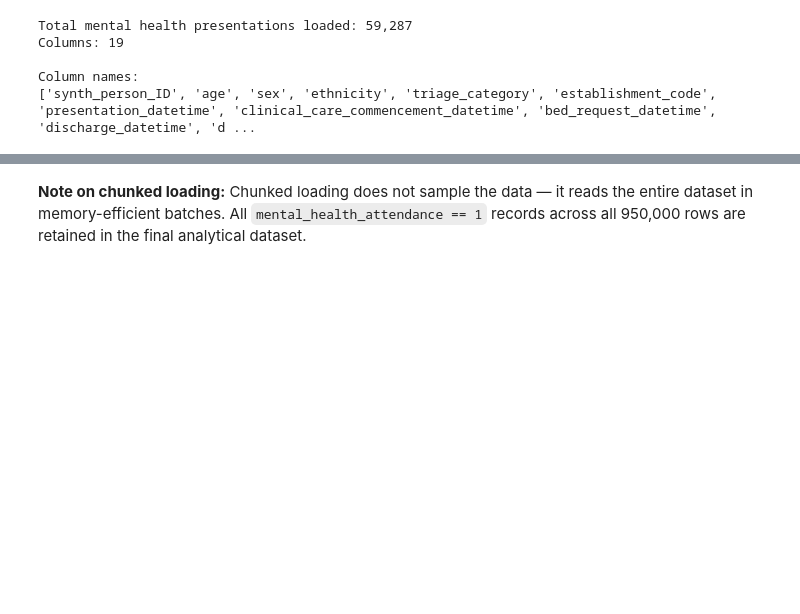
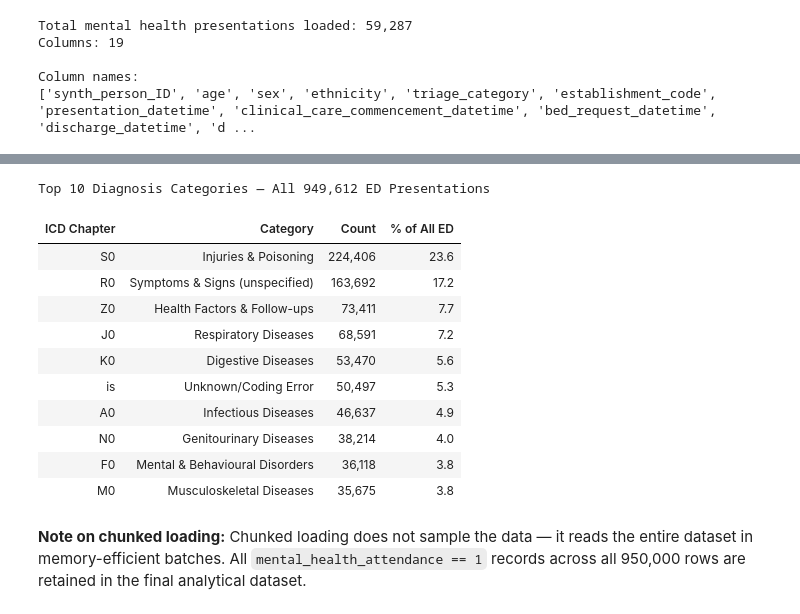
Before and after one commit to aleksschick-hash/TAFE-Data-Wrangling-Final-Project, a Jupyter notebook: 02_wa_eddc.ipynb, the cells around one changed output, grey strips where cells are left out. Saved outputs shown, nothing was run; the diff lists cells and outputs as text; code cells hidden in the pictures; blank space fills up the shorter version.

```diff
--- a/02_wa_eddc.ipynb
+++ b/02_wa_eddc.ipynb
@@ -140,0 +179,12 @@ Column names:
+# %%
+# What are the main diagnosis chapters across ALL presentations?
+all_chapters = []
+
+for chunk in pd.read_csv(filepath, chunksize=50000):
+    all_chapters.append(chunk['primary_diagnosis_ICD10AM_chapter'].value_counts())
+
+total_chapters = pd.concat(all_chapters).groupby(level=0).sum().sort_values(ascending=False)
+total_pct = (total_chapters / total_chapters.sum() * 100).round(1)
+
+for chapter, pct in zip(total_chapters.index[:10], total_pct.values[:10]):
+    print(f"{chapter}: {total_chapters[chapter]:,} ({pct}%)")
@@ -141,3 +202,46 @@ Column names:
+# %%
+# ICD-10 chapter decoder
+icd_map = {
+    'S0': 'Injuries & Poisoning',
+    'R0': 'Symptoms & Signs (unspecified)',
+    'Z0': 'Health Factors & Follow-ups',
+    'J0': 'Respiratory Diseases',
+    'K0': 'Digestive Diseases',
+    'A0': 'Infectious Diseases',
+    'N0': 'Genitourinary Diseases',
+    'F0': 'Mental & Behavioural Disorders',
+    'M0': 'Musculoskeletal Diseases',
+    'I0': 'Circulatory Diseases',
+    'is': 'Unknown/Coding Error'
+}
+
+summary = pd.DataFrame({
+    'ICD Chapter': total_chapters.index[:10],
+    'Category': [icd_map.get(c, 'Other') for c in total_chapters.index[:10]],
+    'Count': total_chapters.values[:10],
+    '% of All ED': total_pct.values[:10]
+})
+
+display_with_header(
+    style_table(summary).hide(axis='index').format({
+        'Count': '{:,.0f}',
+        '% of All ED': '{:.1f}'
+    }),
+    "Top 10 Diagnosis Categories — All 949,612 ED Presentations"
+)
+# %% [output]
+Top 10 Diagnosis Categories — All 949,612 ED Presentations
+| ICD Chapter | Category | Count | % of All ED |
+| S0 | Injuries & Poisoning | 224,406 | 23.6 |
+| R0 | Symptoms & Signs (unspecified) | 163,692 | 17.2 |
+| Z0 | Health Factors & Follow-ups | 73,411 | 7.7 |
+| J0 | Respiratory Diseases | 68,591 | 7.2 |
+| K0 | Digestive Diseases | 53,470 | 5.6 |
+| is | Unknown/Coding Error | 50,497 | 5.3 |
+| A0 | Infectious Diseases | 46,637 | 4.9 |
+| N0 | Genitourinary Diseases | 38,214 | 4.0 |
+| F0 | Mental & Behavioural Disorders | 36,118 | 3.8 |
+| M0 | Musculoskeletal Diseases | 35,675 | 3.8 |
 # %% [markdown]
 **Note on chunked loading:** Chunked loading does not sample the data —
 it reads the entire dataset in memory-efficient batches. All
```
Also changed, not shown: parts of 3 cells of this notebook.
